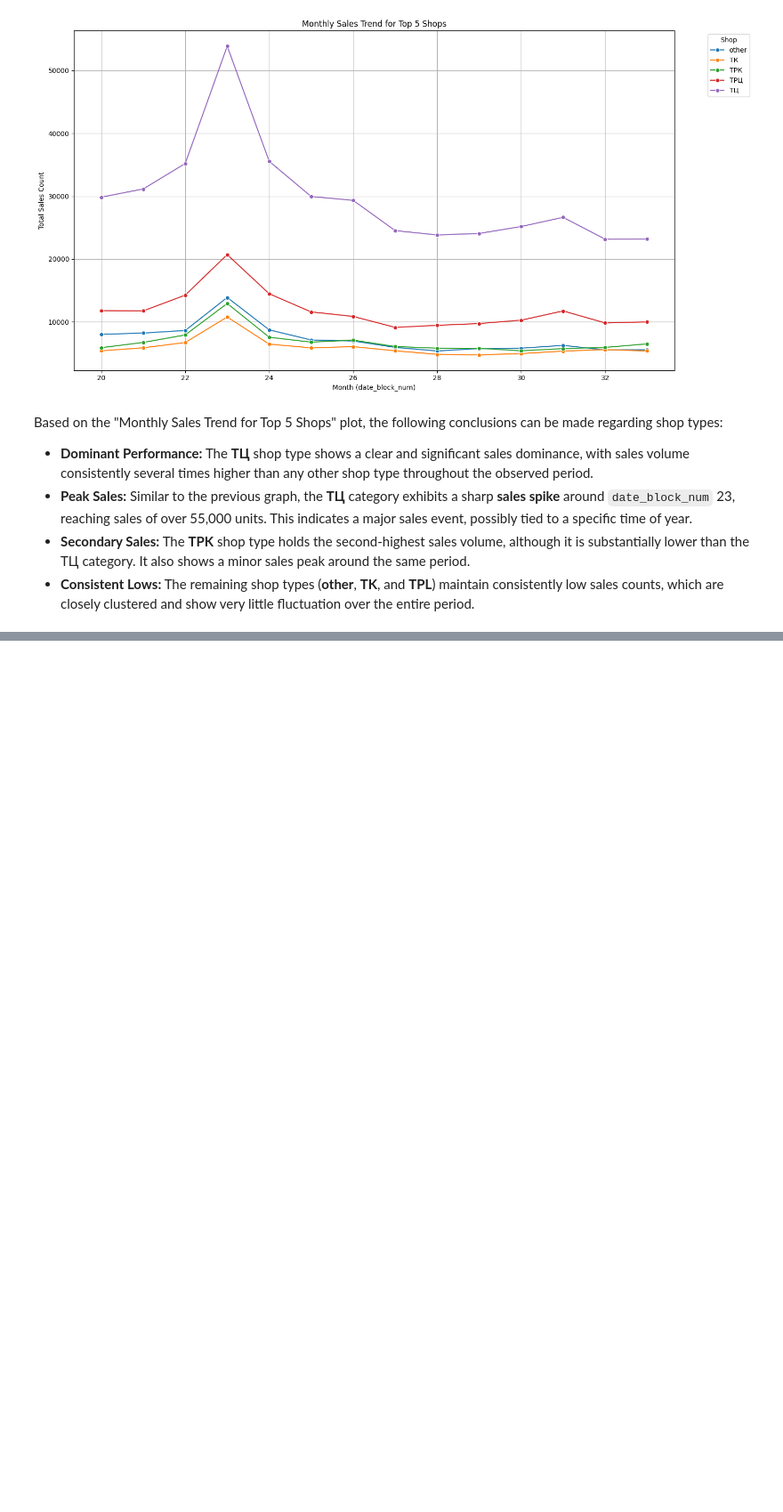
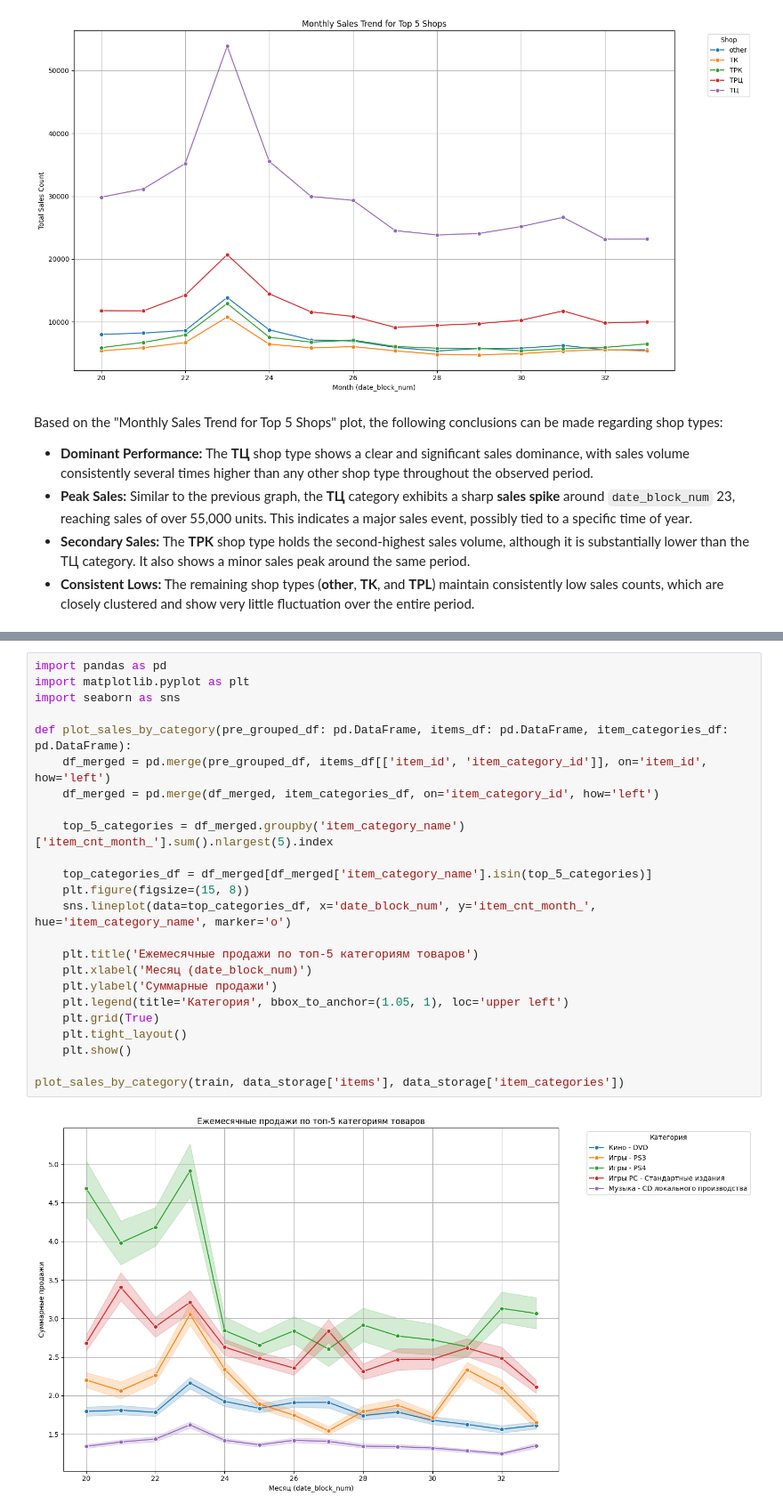
Before and after one commit to ffjjzz/InnowiseInternship, a Jupyter notebook: notebooks/EDA.ipynb, the cells around one changed output, grey strips where cells are left out. Shown at 89% size. Drawn from its saved outputs; the diff is of its cells as text; blank space fills up the shorter version.

Commit message:
added cat features analys corresponding to category names . Fixed some spelling issues

```diff
--- a/notebooks/EDA.ipynb
+++ b/notebooks/EDA.ipynb
@@ -535,0 +545,26 @@ Based on the "Monthly Sales Trend for Top 5 Shops" plot, the following conclusio
+# %%
+import pandas as pd
+import matplotlib.pyplot as plt
+import seaborn as sns
+
+def plot_sales_by_category(pre_grouped_df: pd.DataFrame, items_df: pd.DataFrame, item_categories_df: pd.DataFrame):
+    df_merged = pd.merge(pre_grouped_df, items_df[['item_id', 'item_category_id']], on='item_id', how='left')
+    df_merged = pd.merge(df_merged, item_categories_df, on='item_category_id', how='left')
+
+    top_5_categories = df_merged.groupby('item_category_name')['item_cnt_month_'].sum().nlargest(5).index
+
+    top_categories_df = df_merged[df_merged['item_category_name'].isin(top_5_categories)]
+    plt.figure(figsize=(15, 8))
+    sns.lineplot(data=top_categories_df, x='date_block_num', y='item_cnt_month_', hue='item_category_name', marker='o')
+
+    plt.title('Ежемесячные продажи по топ-5 категориям товаров')
+    plt.xlabel('Месяц (date_block_num)')
+    plt.ylabel('Суммарные продажи')
+    plt.legend(title='Категория', bbox_to_anchor=(1.05, 1), loc='upper left')
+    plt.grid(True)
+    plt.tight_layout()
+    plt.show()
+
+plot_sales_by_category(train, data_storage['items'], data_storage['item_categories'])
+# %% [output]
+[figure, added]
```
Also changed, not shown: parts of 10 cells of this notebook.
